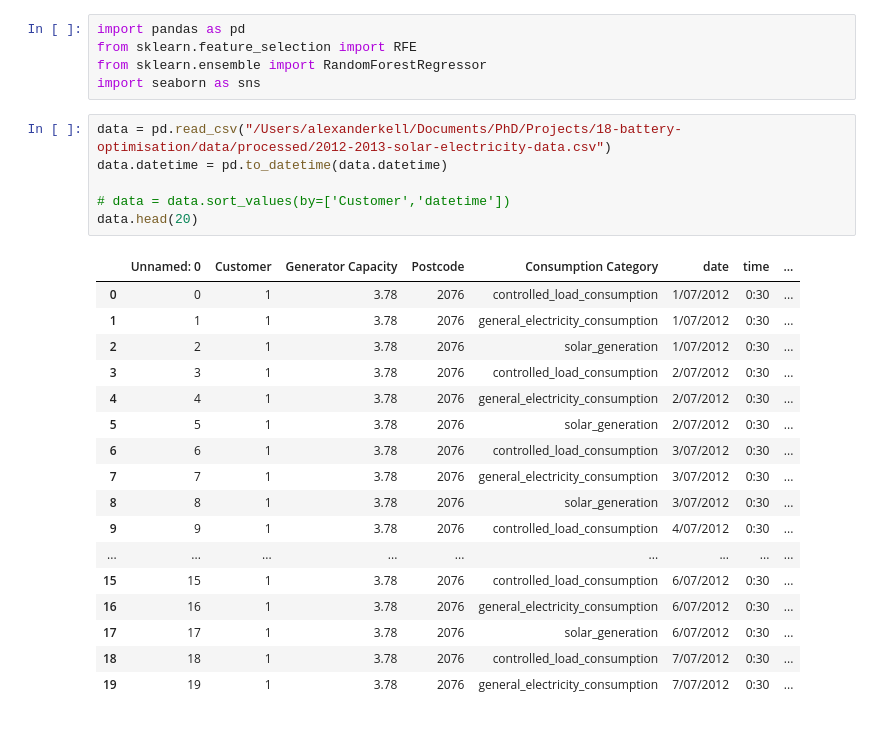
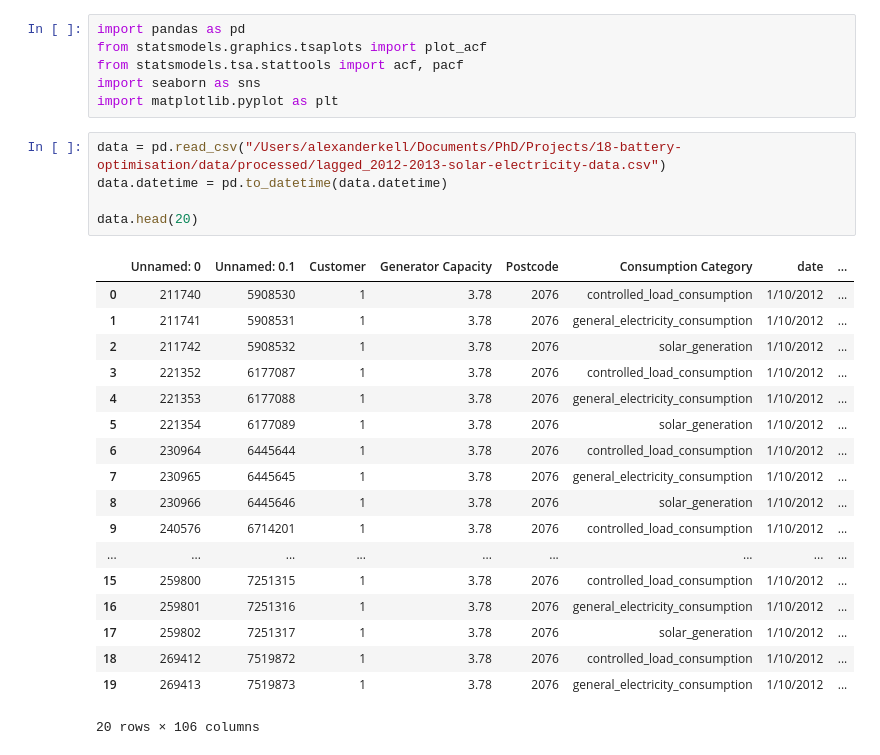
Before and after one commit to alexanderkell/battery-optimisation, a Jupyter notebook: notebooks/features/2.0-ajmk-feature-selection.ipynb, the cells around one changed output. Saved outputs shown, nothing was run; the diff lists cells and outputs as text.

```diff
--- a/notebooks/features/2.0-ajmk-feature-selection.ipynb
+++ b/notebooks/features/2.0-ajmk-feature-selection.ipynb
@@ -1,29 +1,30 @@
 # %%
 import pandas as pd
-from sklearn.feature_selection import RFE
-from sklearn.ensemble import RandomForestRegressor
+from statsmodels.graphics.tsaplots import plot_acf
+from statsmodels.tsa.stattools import acf, pacf
 import seaborn as sns
+import matplotlib.pyplot as plt
 # %%
-data = pd.read_csv("/Users/alexanderkell/Documents/PhD/Projects/18-battery-optimisation/data/processed/2012-2013-solar-electricity-data.csv")
+data = pd.read_csv("/Users/alexanderkell/Documents/PhD/Projects/18-battery-optimisation/data/processed/lagged_2012-2013-solar-electricity-data.csv")
 data.datetime = pd.to_datetime(data.datetime)
 
-# data = data.sort_values(by=['Customer','datetime'])
 data.head(20)
 # %% [output]
-|  | Unnamed: 0 | Customer | Generator Capacity | Postcode | Consumption Category | date | time | ... |
-| 0 | 0 | 1 | 3.78 | 2076 | controlled_load_consumption | 1/07/2012 | 0:30 | ... |
-| 1 | 1 | 1 | 3.78 | 2076 | general_electricity_consumption | 1/07/2012 | 0:30 | ... |
-| 2 | 2 | 1 | 3.78 | 2076 | solar_generation | 1/07/2012 | 0:30 | ... |
-| 3 | 3 | 1 | 3.78 | 2076 | controlled_load_consumption | 2/07/2012 | 0:30 | ... |
-| 4 | 4 | 1 | 3.78 | 2076 | general_electricity_consumption | 2/07/2012 | 0:30 | ... |
-| 5 | 5 | 1 | 3.78 | 2076 | solar_generation | 2/07/2012 | 0:30 | ... |
-| 6 | 6 | 1 | 3.78 | 2076 | controlled_load_consumption | 3/07/2012 | 0:30 | ... |
-| 7 | 7 | 1 | 3.78 | 2076 | general_electricity_consumption | 3/07/2012 | 0:30 | ... |
-| 8 | 8 | 1 | 3.78 | 2076 | solar_generation | 3/07/2012 | 0:30 | ... |
-| 9 | 9 | 1 | 3.78 | 2076 | controlled_load_consumption | 4/07/2012 | 0:30 | ... |
+|  | Unnamed: 0 | Unnamed: 0.1 | Customer | Generator Capacity | Postcode | Consumption Category | date | ... |
+| 0 | 211740 | 5908530 | 1 | 3.78 | 2076 | controlled_load_consumption | 1/10/2012 | ... |
+| 1 | 211741 | 5908531 | 1 | 3.78 | 2076 | general_electricity_consumption | 1/10/2012 | ... |
+| 2 | 211742 | 5908532 | 1 | 3.78 | 2076 | solar_generation | 1/10/2012 | ... |
+| 3 | 221352 | 6177087 | 1 | 3.78 | 2076 | controlled_load_consumption | 1/10/2012 | ... |
+| 4 | 221353 | 6177088 | 1 | 3.78 | 2076 | general_electricity_consumption | 1/10/2012 | ... |
+| 5 | 221354 | 6177089 | 1 | 3.78 | 2076 | solar_generation | 1/10/2012 | ... |
+| 6 | 230964 | 6445644 | 1 | 3.78 | 2076 | controlled_load_consumption | 1/10/2012 | ... |
+| 7 | 230965 | 6445645 | 1 | 3.78 | 2076 | general_electricity_consumption | 1/10/2012 | ... |
+| 8 | 230966 | 6445646 | 1 | 3.78 | 2076 | solar_generation | 1/10/2012 | ... |
+| 9 | 240576 | 6714201 | 1 | 3.78 | 2076 | controlled_load_consumption | 1/10/2012 | ... |
 | ... | ... | ... | ... | ... | ... | ... | ... | ... |
-| 15 | 15 | 1 | 3.78 | 2076 | controlled_load_consumption | 6/07/2012 | 0:30 | ... |
-| 16 | 16 | 1 | 3.78 | 2076 | general_electricity_consumption | 6/07/2012 | 0:30 | ... |
-| 17 | 17 | 1 | 3.78 | 2076 | solar_generation | 6/07/2012 | 0:30 | ... |
-| 18 | 18 | 1 | 3.78 | 2076 | controlled_load_consumption | 7/07/2012 | 0:30 | ... |
-| 19 | 19 | 1 | 3.78 | 2076 | general_electricity_consumption | 7/07/2012 | 0:30 | ... |
+| 15 | 259800 | 7251315 | 1 | 3.78 | 2076 | controlled_load_consumption | 1/10/2012 | ... |
+| 16 | 259801 | 7251316 | 1 | 3.78 | 2076 | general_electricity_consumption | 1/10/2012 | ... |
+| 17 | 259802 | 7251317 | 1 | 3.78 | 2076 | solar_generation | 1/10/2012 | ... |
+| 18 | 269412 | 7519872 | 1 | 3.78 | 2076 | controlled_load_consumption | 1/10/2012 | ... |
+| 19 | 269413 | 7519873 | 1 | 3.78 | 2076 | general_electricity_consumption | 1/10/2012 | ... |
+20 rows × 106 columns
```
Also changed, not shown: parts of 6 cells of this notebook, 1 other file.
